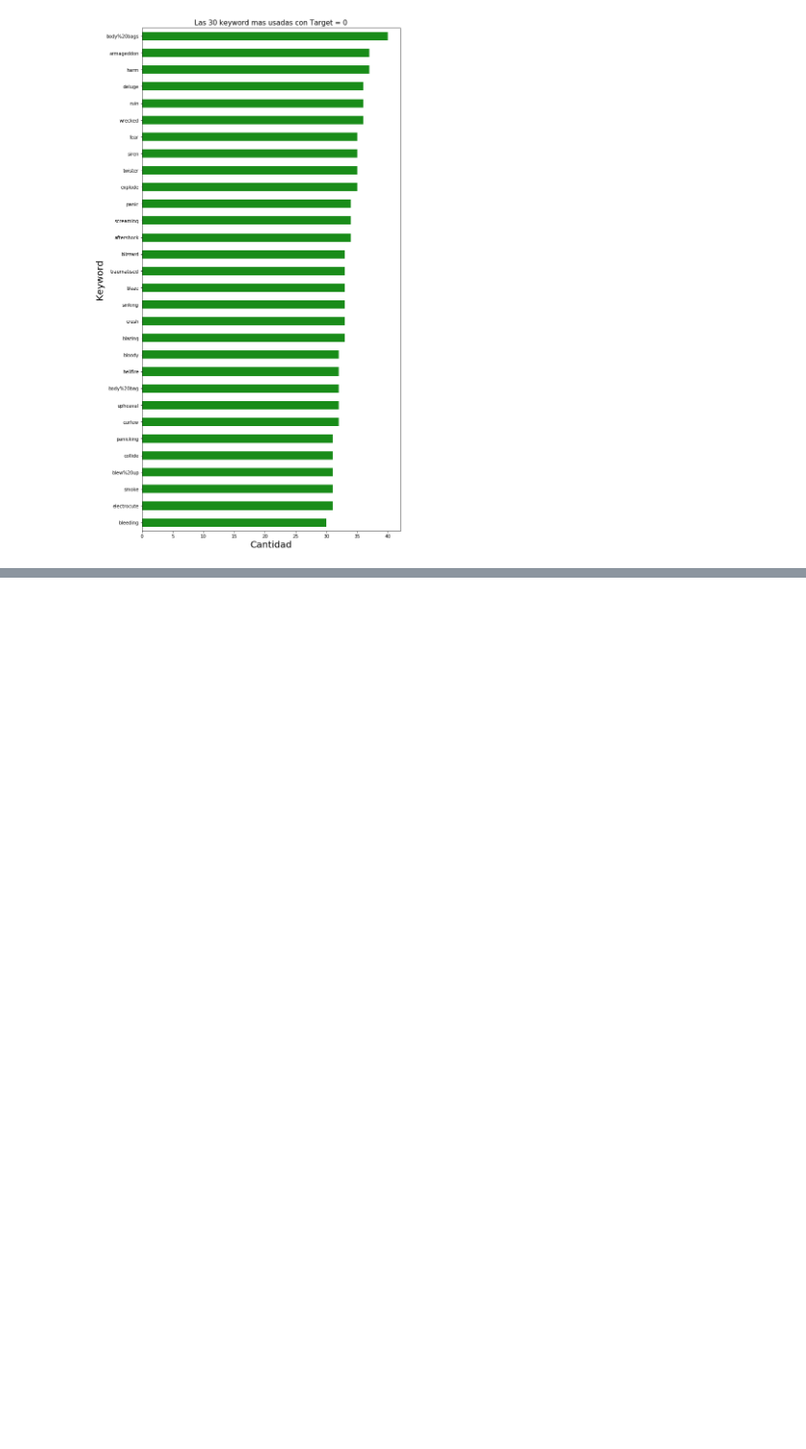
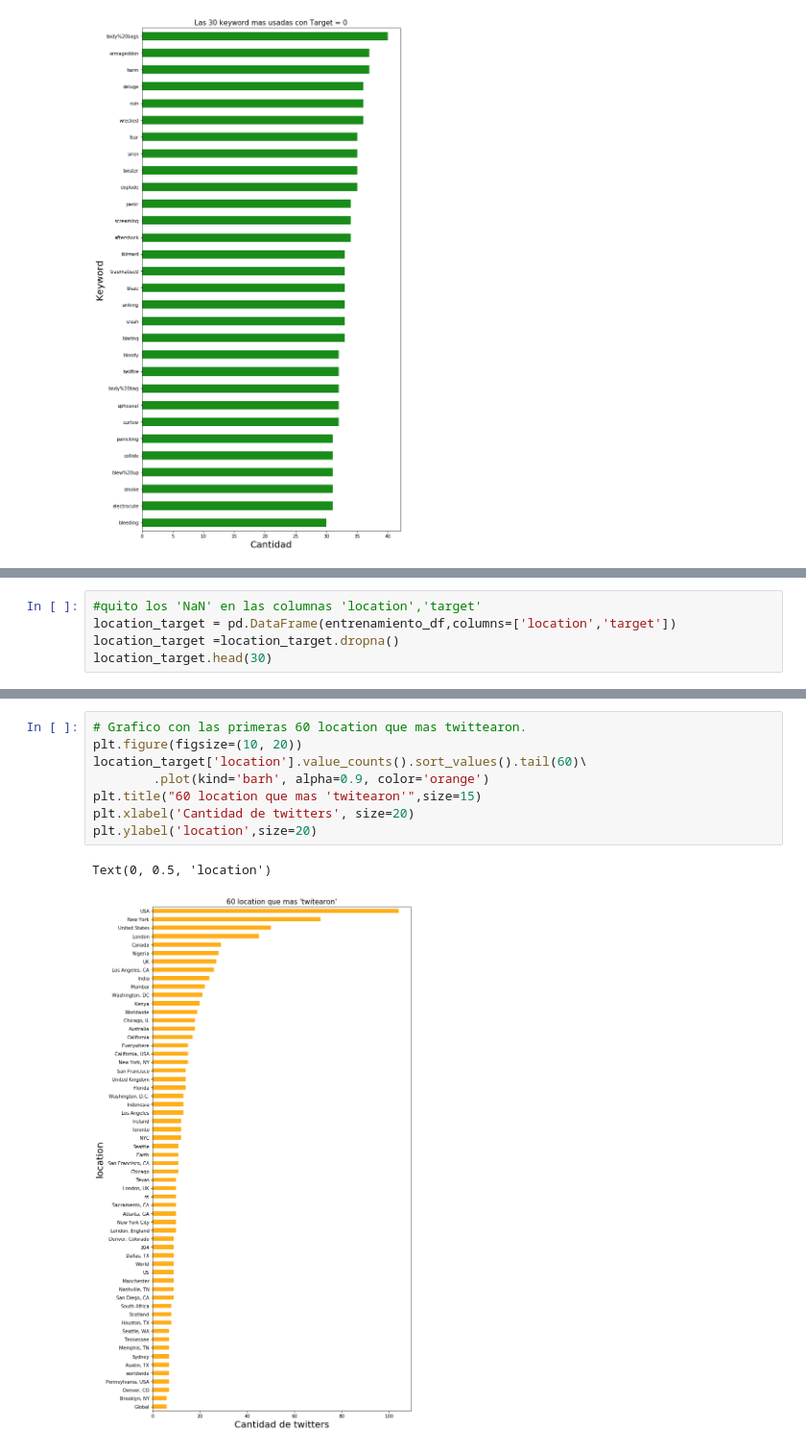
Before and after one commit to gastonfiuba/TP1Orga, a Jupyter notebook: TP1_Orga_De_Datos/AnalisisTP.ipynb, the cells around one changed output, grey strips where cells are left out. Shown: that part at 96% size. Saved outputs shown, nothing was run; the diff lists cells and outputs as text; blank space fills up the shorter version.

Commit message:
agrego grafico de location mas activas

```diff
--- a/TP1_Orga_De_Datos/AnalisisTP.ipynb
+++ b/TP1_Orga_De_Datos/AnalisisTP.ipynb
@@ -189,0 +163,5 @@ keyword_grouped
+# %%
+#quito los 'NaN' en las columnas 'location','target'
+location_target = pd.DataFrame(entrenamiento_df,columns=['location','target'])
+location_target =location_target.dropna()
+location_target.head(30)
@@ -189,0 +186,11 @@ keyword_grouped
+# %%
+# Grafico con las primeras 60 location que mas twittearon.
+plt.figure(figsize=(10, 20))
+location_target['location'].value_counts().sort_values().tail(60)\
+        .plot(kind='barh', alpha=0.9, color='orange')
+plt.title("60 location que mas 'twitearon'",size=15)
+plt.xlabel('Cantidad de twitters', size=20)
+plt.ylabel('location',size=20)
+# %% [output]
+Text(0, 0.5, 'location')
+[figure, added]
```
Also changed, not shown: parts of 2 cells of this notebook.
